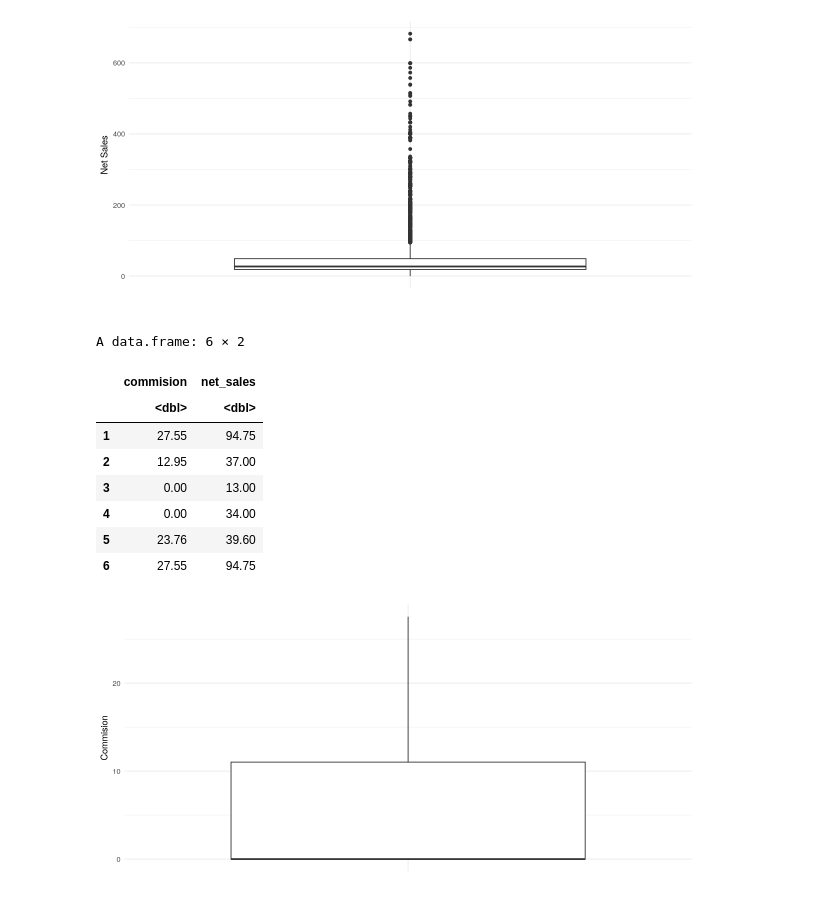
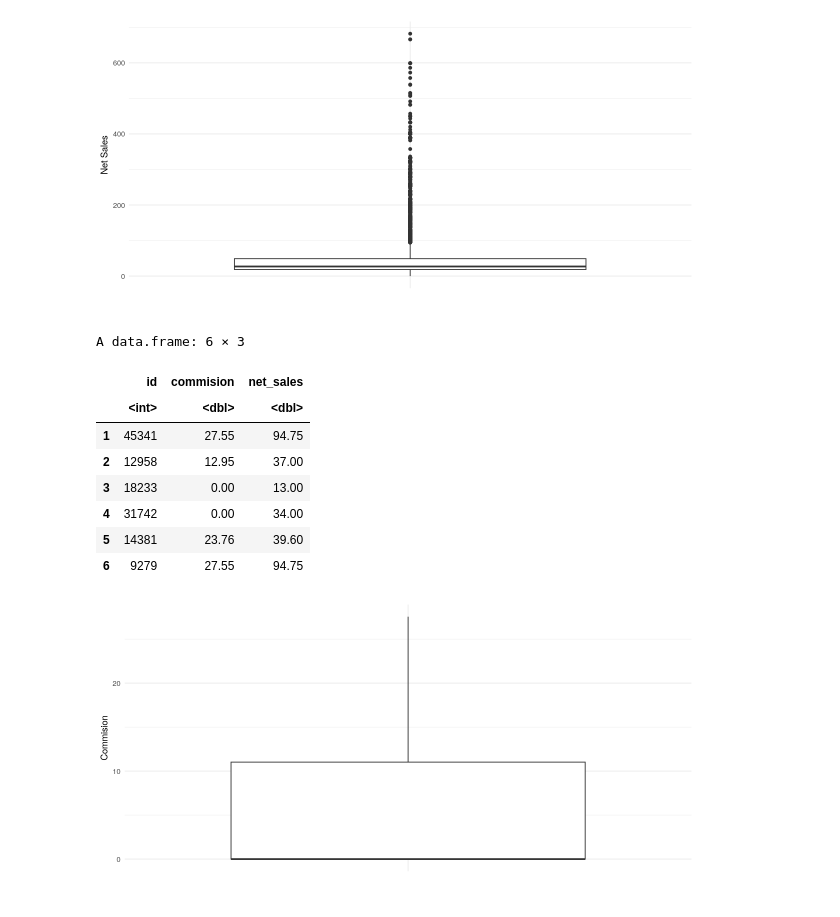
Before and after one commit to gdelgador/devcontainers-rstudio, a Jupyter notebook: explore-data/activida1.ipynb, the cells around one changed output. Cells and saved outputs as stored; diff of their text form; code cells hidden in the pictures.

```diff
--- a/explore-data/activida1.ipynb
+++ b/explore-data/activida1.ipynb
@@ -660,0 +688,3 @@ ggplot(concatenated_df, aes(x = commision, y = net_sales, size = age)) +
+# %%
+features_regresion_df <- concatenated_df[, c('id', 'commision', 'net_sales')]
+head(features_regresion_df,1)
@@ -686,28 +721,23 @@ tratamiento_outlier <- function(data, col) {
     return(ifelse(data[col] > upper_whisker, upper_whisker, ifelse(data[col] < lower_whisker, lower_whisker, data[col])))
 }
 # %%
-# funcion Winsorization
-features_regresion_df <- data.frame(concatenated_df)
 
 # Aplicando Winsorization a 'commision' and 'net_sales'
 features_regresion_df$commision <- tratamiento_outlier(features_regresion_df$commision)
 features_regresion_df$net_sales <- tratamiento_outlier(features_regresion_df$net_sales)
 
-# Seleccionar solo las columnas 'commision' y 'net_sales'
-features_regresion_df <- select(features_regresion_df, commision, net_sales)
-
 # Verificar el resultado
 head(features_regresion_df)
 # %% [output]
-A data.frame: 6 × 2
+A data.frame: 6 × 3
-|  | commision | net_sales |
-|  | <dbl> | <dbl> |
-| 1 | 27.55 | 94.75 |
-| 2 | 12.95 | 37.00 |
-| 3 | 0.00 | 13.00 |
-| 4 | 0.00 | 34.00 |
-| 5 | 23.76 | 39.60 |
-| 6 | 27.55 | 94.75 |
+|  | id | commision | net_sales |
+|  | <int> | <dbl> | <dbl> |
+| 1 | 45341 | 27.55 | 94.75 |
+| 2 | 12958 | 12.95 | 37.00 |
+| 3 | 18233 | 0.00 | 13.00 |
+| 4 | 31742 | 0.00 | 34.00 |
+| 5 | 14381 | 23.76 | 39.60 |
+| 6 | 9279 | 27.55 | 94.75 |
 # %%
 # Create a boxplot for 'commision'
 ggplot(features_regresion_df, aes(x = "", y = commision)) +
```
Also changed, not shown: parts of 38 cells of this notebook, 3 other files.
